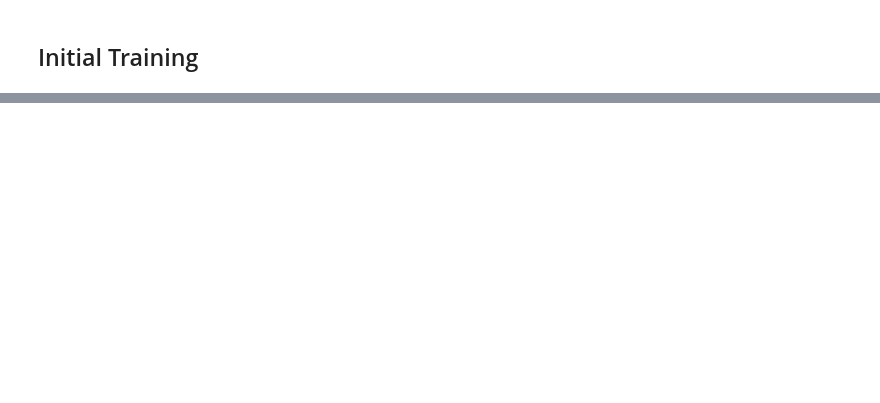
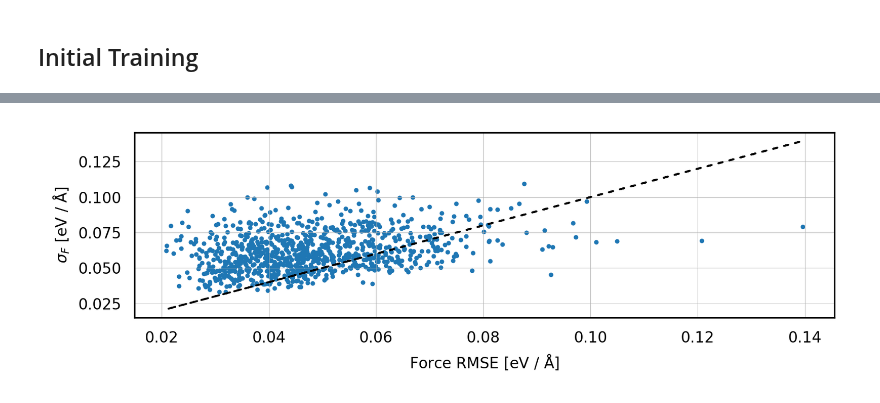
Before and after one commit to sabia-group/AL-tutorial, a Jupyter notebook: notebooks/tutorial.ipynb, the cells around one changed output, grey strips where cells are left out. Cells and saved outputs as stored; diff of their text form; code cells hidden in the pictures; blank space fills up the shorter version.

```diff
--- a/notebooks/tutorial.ipynb
+++ b/notebooks/tutorial.ipynb
@@ -399,0 +471,23 @@ plt.show()
+# %%
+# Predict with all MACE committee members
+for n in tqdm(range(n_committee)):
+    eval_mace(f'{qbc_folder}/models/mace.com={n:d}_compiled.model',
+              'init-train/structures/remaining.extxyz',
+              f'{qbc_folder}/eval/train_{n:02d}.extxyz')
+# %%
+forces = np.array([extxyz2array(f'{qbc_folder}/eval/train_{n:02d}.extxyz', keyword='MACE_forces')
+                           for n in tqdm(range(n_committee))])
+avg_forces = forces.mean(axis=0)   # (1000, 7, 3)
+disagreement_f = forces.std(axis=0)    # (1000, 7, 3)
+tot_dis_f = np.mean(np.linalg.norm(disagreement_f, axis=2), axis=1)
+# %%
+ref_forces = np.array(extxyz2array('init-train/structures/remaining.extxyz', keyword='REF_forces'))
+rmse = np.sqrt(((avg_forces - ref_forces)**2).mean(axis=(1, 2)))
+# %%
+plt.plot(rmse, rmse, color='k', dashes=(2, 4), dash_capstyle='round')
+plt.scatter(rmse, tot_dis_f, s=2)
+plt.xlabel(r'Force RMSE [eV / $\mathrm{\AA}$]')
+plt.ylabel(r'$\sigma_F$ [eV / $\mathrm{\AA}$]')
+plt.tight_layout();
+# %% [output]
+[figure, added]
```
Also changed, not shown: parts of 43 cells of this notebook.
